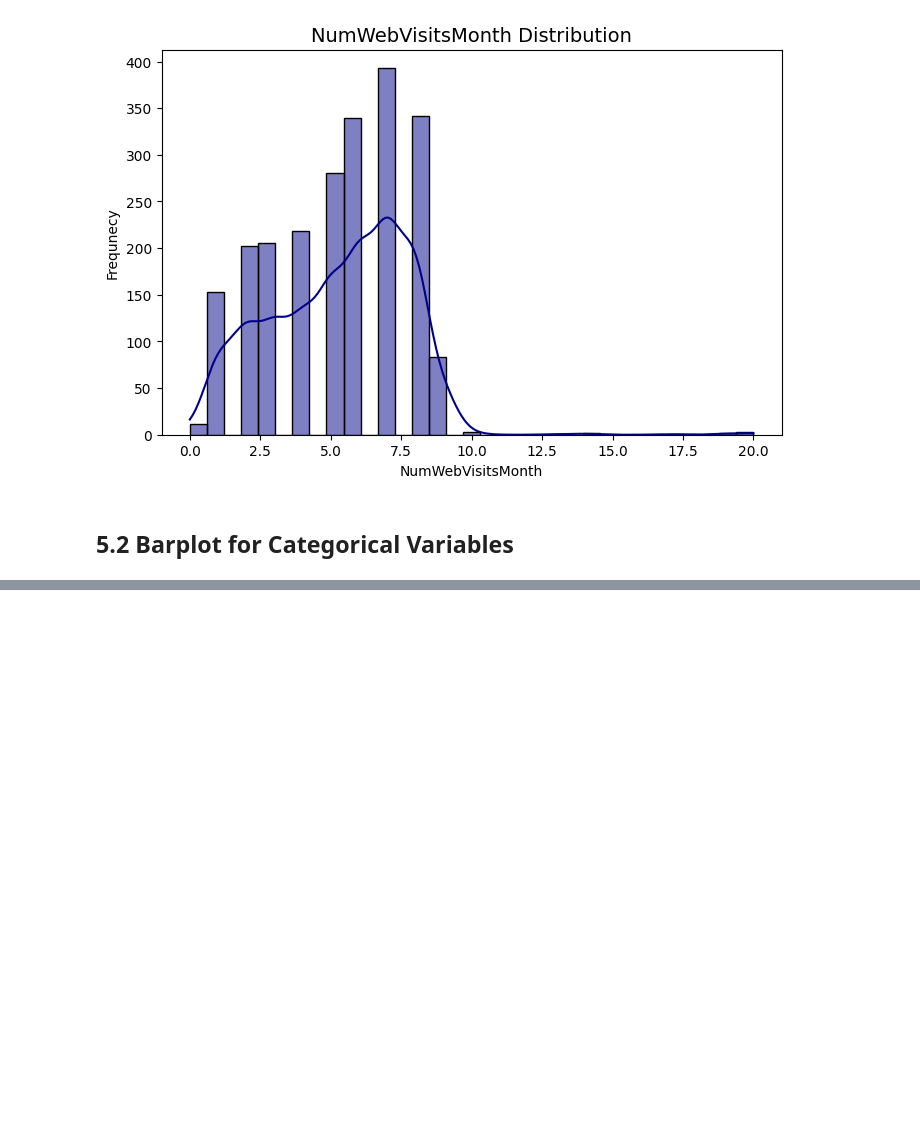
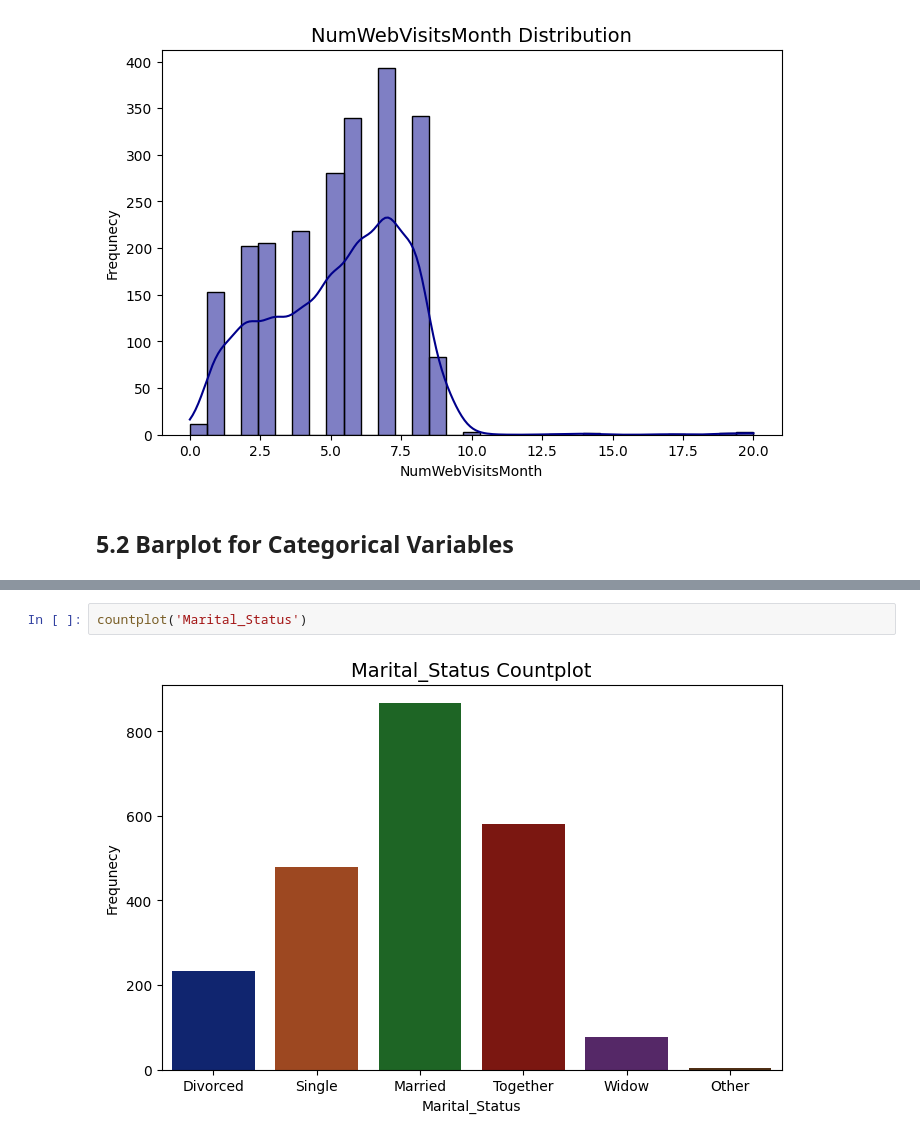
Before and after one commit to mohammadreza-mohammadi94/DataAnalysis-And-MachineLearning, a Jupyter notebook: Marketing Data/Marketing Campain.ipynb, the cells around one changed output, grey strips where cells are left out. Drawn from its saved outputs; the diff is of its cells as text; blank space fills up the shorter version.

```diff
--- a/Marketing Data/Marketing Campain.ipynb
+++ b/Marketing Data/Marketing Campain.ipynb
@@ -457,0 +471,4 @@ def barplot(col):
+# %%
+countplot('Marital_Status')
+# %% [output]
+[figure, added]
```
Also changed, not shown: parts of 12 cells of this notebook.
